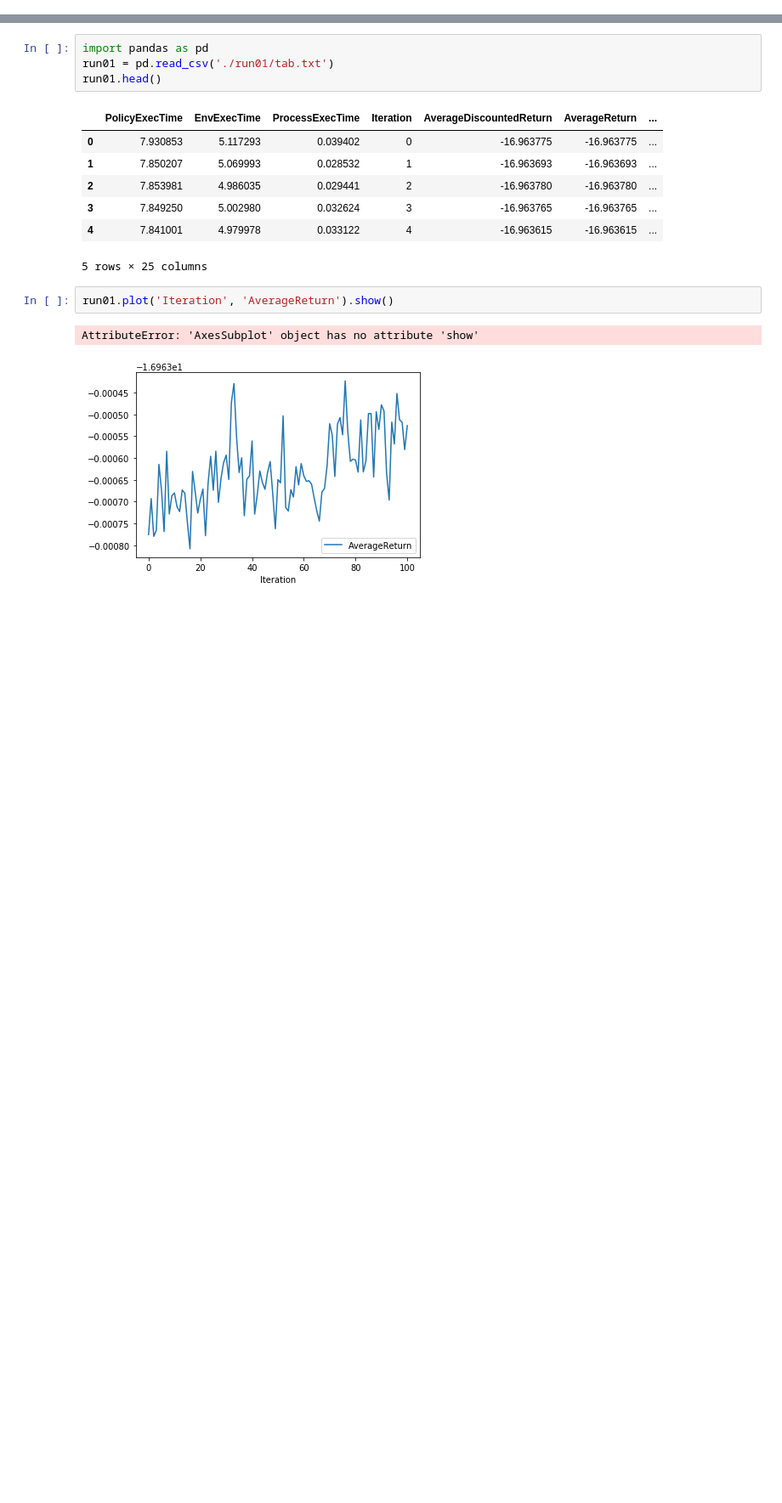
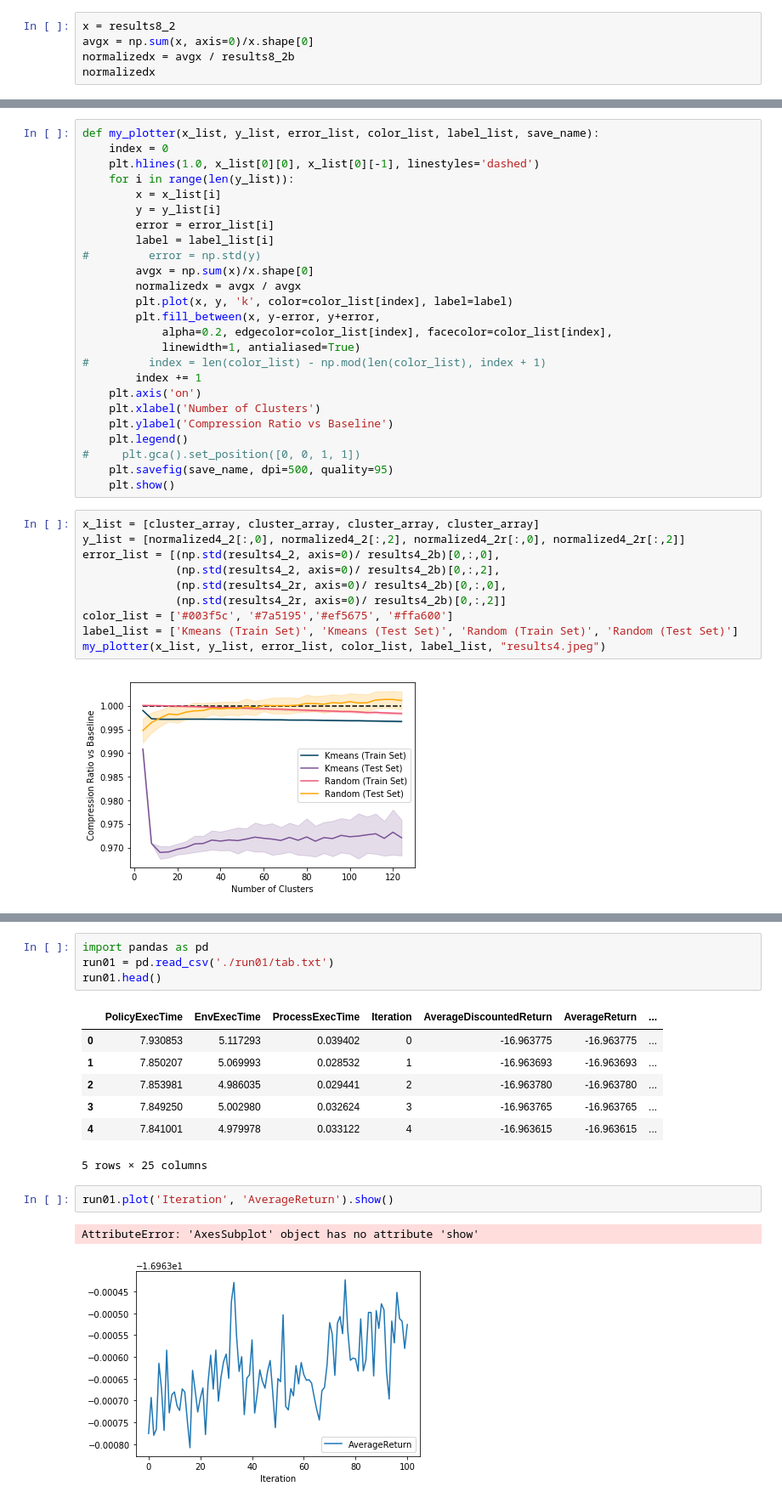
Before and after one commit to mark-koren/deep_entropy_coding, a Jupyter notebook: Untitled.ipynb, the cells around one changed output, grey strips where cells are left out. Shown at 85% size. Cells and saved outputs as stored; diff of their text form; blank space fills up the shorter version.

```diff
--- a/Untitled.ipynb
+++ b/Untitled.ipynb
@@ -30,0 +47,5 @@ array([[[4488960.        , 1554404.        , 1579376.        ],
+# %%
+x = results8_2
+avgx = np.sum(x, axis=0)/x.shape[0]
+normalizedx = avgx / results8_2b
+normalizedx
@@ -30,0 +96,37 @@ array([[[4488960.        , 1554404.        , 1579376.        ],
+# %%
+def my_plotter(x_list, y_list, error_list, color_list, label_list, save_name):
+    index = 0
+    plt.hlines(1.0, x_list[0][0], x_list[0][-1], linestyles='dashed')
+    for i in range(len(y_list)):
+        x = x_list[i]
+        y = y_list[i]
+        error = error_list[i]
+        label = label_list[i]
+#         error = np.std(y)
+        avgx = np.sum(x)/x.shape[0]
+        normalizedx = avgx / avgx
+        plt.plot(x, y, 'k', color=color_list[index], label=label)
+        plt.fill_between(x, y-error, y+error,
+            alpha=0.2, edgecolor=color_list[index], facecolor=color_list[index],
+            linewidth=1, antialiased=True)
+#         index = len(color_list) - np.mod(len(color_list), index + 1)
+        index += 1
+    plt.axis('on')
+    plt.xlabel('Number of Clusters')
+    plt.ylabel('Compression Ratio vs Baseline')
+    plt.legend()
+#     plt.gca().set_position([0, 0, 1, 1])
+    plt.savefig(save_name, dpi=500, quality=95)
+    plt.show()
+# %%
+x_list = [cluster_array, cluster_array, cluster_array, cluster_array]
+y_list = [normalized4_2[:,0], normalized4_2[:,2], normalized4_2r[:,0], normalized4_2r[:,2]]
+error_list = [(np.std(results4_2, axis=0)/ results4_2b)[0,:,0],
+              (np.std(results4_2, axis=0)/ results4_2b)[0,:,2],
+              (np.std(results4_2r, axis=0)/ results4_2b)[0,:,0],
+              (np.std(results4_2r, axis=0)/ results4_2b)[0,:,2]]
+color_list = ['#003f5c', '#7a5195','#ef5675', '#ffa600']
+label_list = ['Kmeans (Train Set)', 'Kmeans (Test Set)', 'Random (Train Set)', 'Random (Test Set)']
+my_plotter(x_list, y_list, error_list, color_list, label_list, "results4.jpeg")
+# %% [output]
+[figure, added]
```
Also changed, not shown: parts of 13 cells of this notebook, 1 other file.
